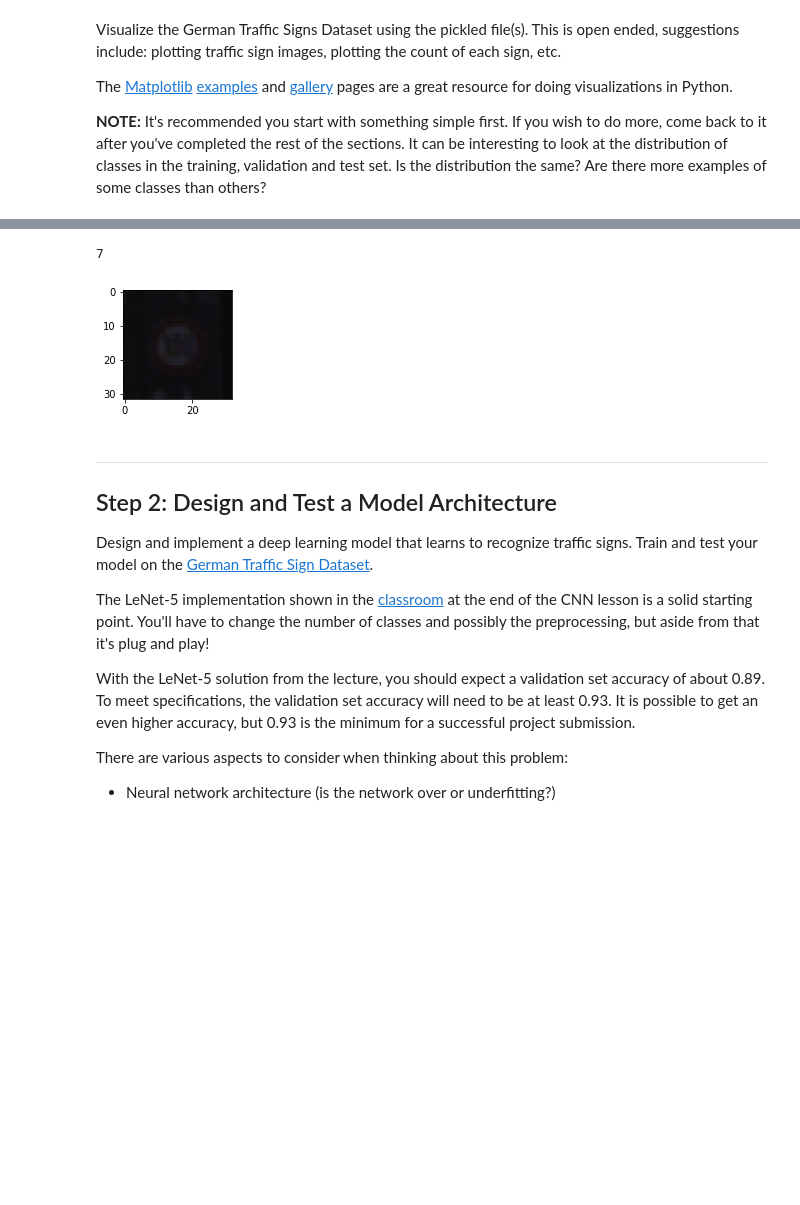
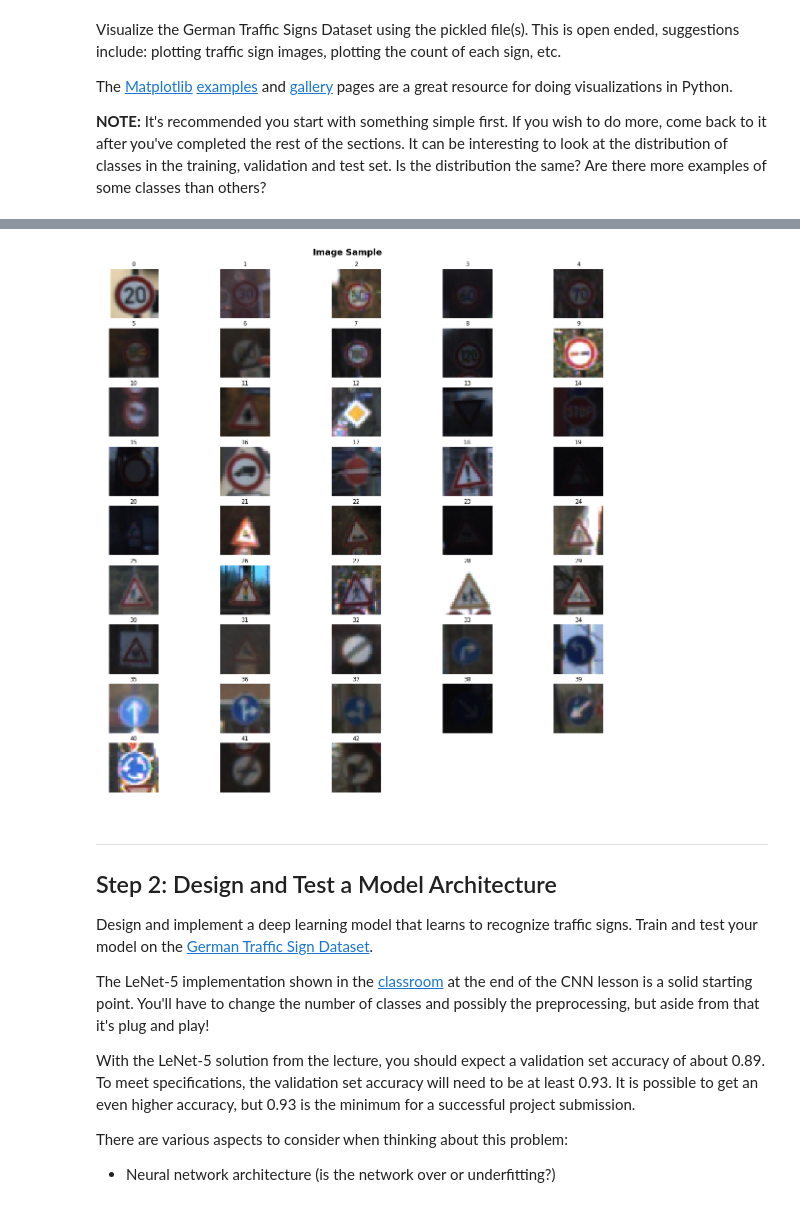
Before and after one commit to AntonioIsas/CarND-Traffic-Sign-Classifier-Project, a Jupyter notebook: Traffic_Sign_Classifier.ipynb, the cells around one changed output, grey strips where cells are left out. Cells and saved outputs as stored; diff of their text form; code cells hidden in the pictures; blank space fills up the shorter version.

```diff
--- a/Traffic_Sign_Classifier.ipynb
+++ b/Traffic_Sign_Classifier.ipynb
@@ -121,16 +114,20 @@ plt.hist(y_train, bins=n_classes)
 [figure]
-# %%
-import random
-
-index = random.randint(0, len(X_train))
-image = X_train[index].squeeze()
-
-plt.figure(figsize=(2,2))
-plt.imshow(image)
-print( y_train[index] )
-# %% [output]
-7
-[figure, removed]
+# %%
+row = 9
+col = 5
+
+fig = plt.figure(figsize=(20, 20))
+fig.suptitle("Image Sample", fontsize=18, fontweight='bold', y=.91)
+for i in range( len(set(y_train)) ):
+    for j in range( len(X_train) ):
+        if y_train[j] == i:
+            plt.subplot(row, col, i+1);
+            plt.imshow( X_train[j].squeeze())#, cmap="gray" )
+            plt.title( i )
+            plt.axis('off')
+            break
+# %% [output]
+[figure, added]
 # %% [markdown]
 ----
 
```
Also changed, not shown: parts of 20 cells of this notebook, 5 other files.
